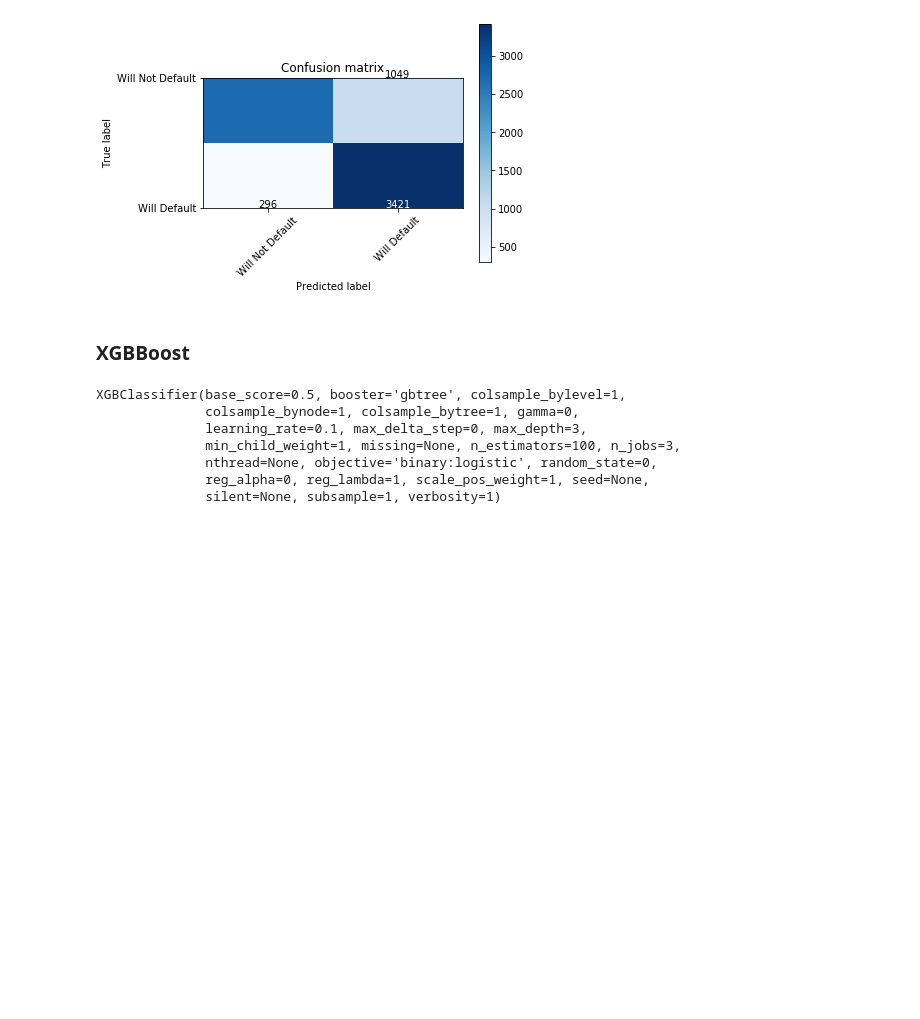
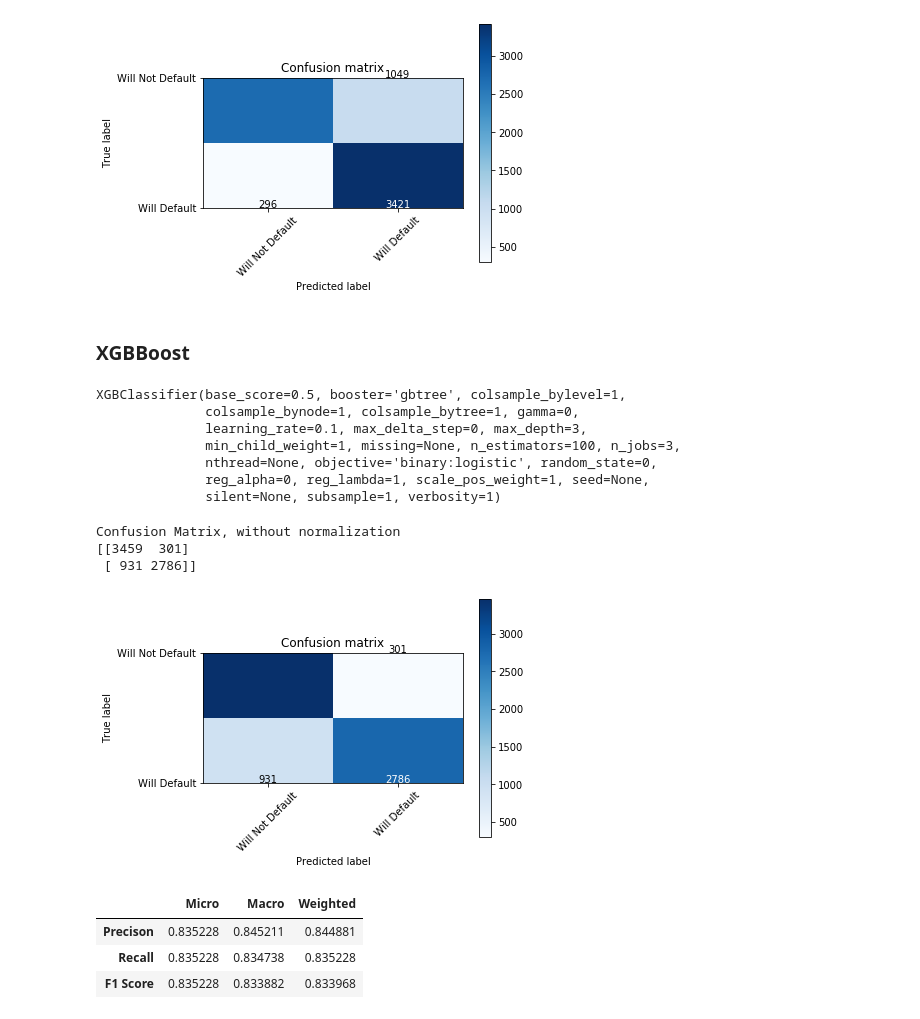
Before and after one commit to emilia329/CreditCard, a Jupyter notebook: Modeling.ipynb, the cells around one changed output. Cells and saved outputs as stored; diff of their text form; code cells hidden in the pictures; blank space fills up the shorter version.

Commit message:
xgboost data table

```diff
--- a/Modeling.ipynb
+++ b/Modeling.ipynb
@@ -408,3 +408,23 @@ XGBClassifier(base_score=0.5, booster='gbtree', colsample_bylevel=1,
               silent=None, subsample=1, verbosity=1)
 # %%
 prediction = xgb.predict(X_test)
+# %%
+cm2 = confusion_matrix(y_test,prediction)
+classes = ['Will Not Default', 'Will Default']
+# %%
+plot_confusion_matrix(cm2, classes,
+                          normalize=False,
+                          title='Confusion matrix',
+                          cmap=plt.cm.Blues)
+# %% [output]
+Confusion Matrix, without normalization
+[[3459  301]
+ [ 931 2786]]
+[figure, added]
+# %%
+datatable(y_test,prediction)
+# %% [output]
+|  | Micro | Macro | Weighted |
+| Precison | 0.835228 | 0.845211 | 0.844881 |
+| Recall | 0.835228 | 0.834738 | 0.835228 |
+| F1 Score | 0.835228 | 0.833882 | 0.833968 |
```
